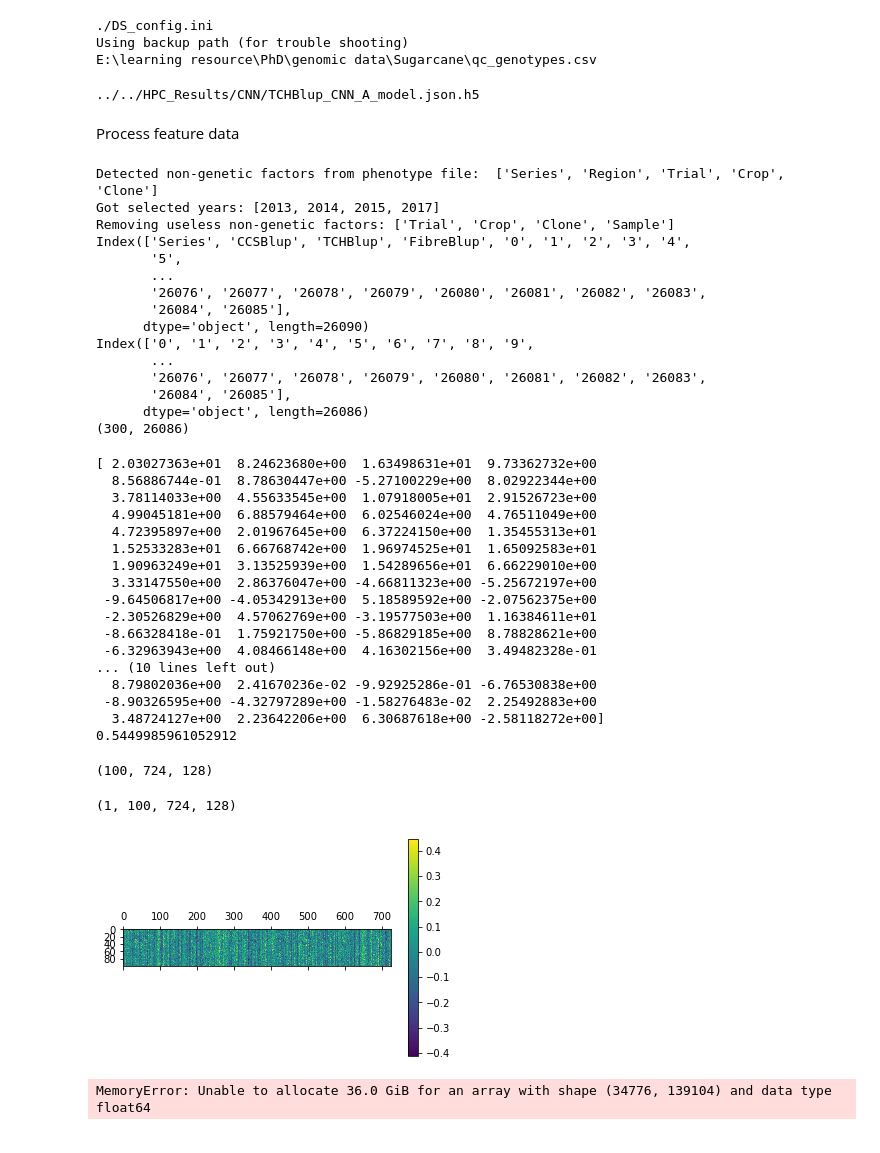
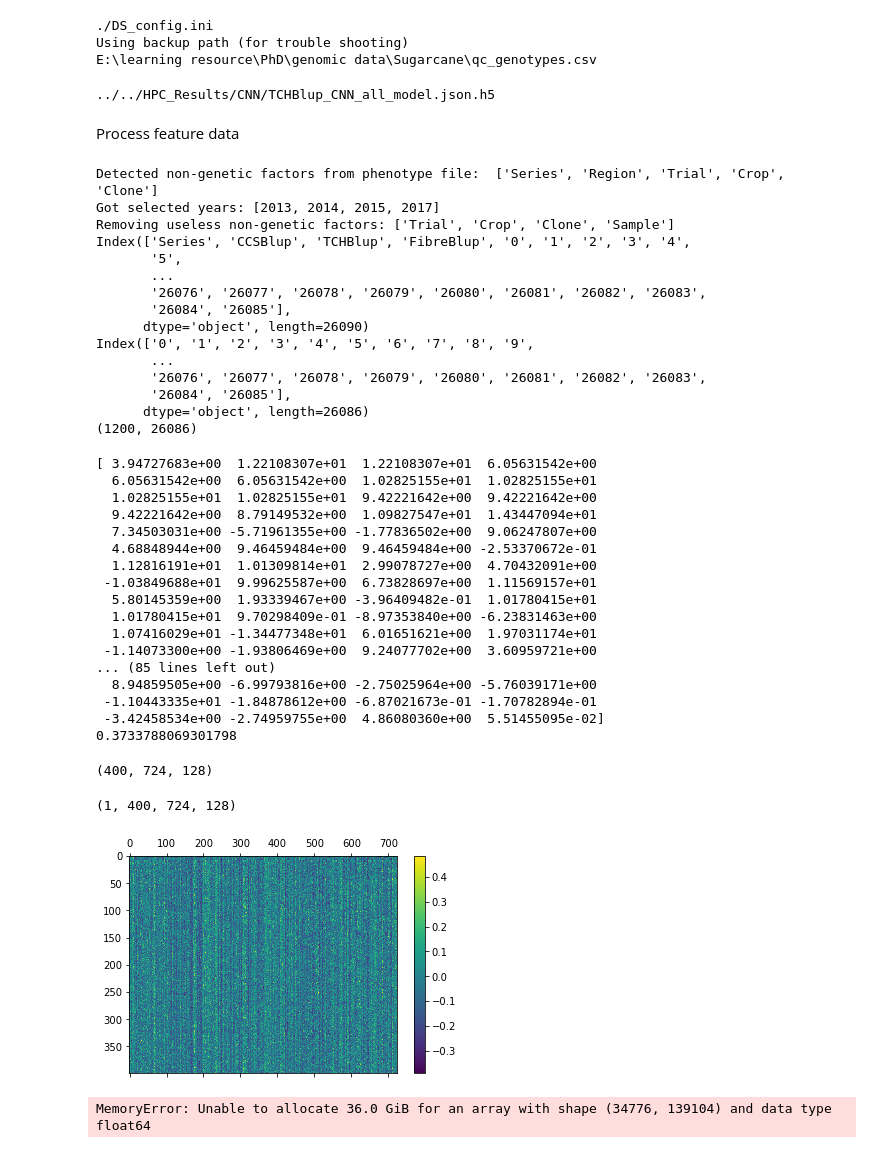
Before and after one commit to CCS-voidBird/PhD_Notebook, a Jupyter notebook: Code/DownStream_Analysis_ML.ipynb, the cells around one changed output. Cells and saved outputs as stored; diff of their text form; code cells hidden in the pictures.

```diff
--- a/Code/DownStream_Analysis_ML.ipynb
+++ b/Code/DownStream_Analysis_ML.ipynb
@@ -51,10 +51,10 @@ geno_data = decoding(geno_data)
 Using backup path (for trouble shooting)
 E:\learning resource\PhD\genomic data\Sugarcane\qc_genotypes.csv
 # %%
-model_path = "../../HPC_Results/CNN/TCHBlup_CNN_A_model.json"
+model_path = "../../HPC_Results/CNN/TCHBlup_CNN_all_model.json"
 weights_path = model_path + ".h5"
 print(weights_path)
-region_index = "A"
+region_index = "all"
 trait = "TCHBlup"
 f_json = open(model_path,"r")
 model_json = f_json.read()
@@ -62,7 +62,7 @@ f_json.close()
 trained_model = keras.models.model_from_json(model_json)
 trained_model.load_weights(weights_path)
 # %% [output]
-../../HPC_Results/CNN/TCHBlup_CNN_A_model.json.h5
+../../HPC_Results/CNN/TCHBlup_CNN_all_model.json.h5
 # %% [markdown]
 Process feature data
 # %%
@@ -92,9 +92,13 @@ def select_subset(config,geno,pheno,select_by):
     print("Removing useless non-genetic factors: {}".format(dropout))
     filtered_data.drop(dropout, axis=1, inplace=True)
 
-    select_data = filtered_data.query('Region == @select_by').drop(["Region"],axis=1)
+    select_data = filtered_data.query('Region in @select_by').drop(["Region"],axis=1)
 
     return select_data
+
+region_set = pheno_data.Region.unique()
+if region_index == "all":
+    region_index = region_set
 train_year = get_years(config["BASIC"]["train"])
 valid_year = get_years(config["BASIC"]["valid"])
 selected_data = select_subset(config,geno_data,pheno_data,region_index)
@@ -124,7 +128,7 @@ Index(['0', '1', '2', '3', '4', '5', '6', '7', '8', '9',
        '26076', '26077', '26078', '26079', '26080', '26081', '26082', '26083',
        '26084', '26085'],
       dtype='object', length=26086)
-(300, 26086)
+(1200, 26086)
 # %%
 X = np.expand_dims(valid_features,axis=2)
 length = len(valid_targets)
@@ -132,23 +136,23 @@ outputs = np.reshape(trained_model.predict(X), (length,))
 print(outputs)
 print(np.corrcoef(outputs,valid_targets)[0,1])
 # %% [output]
-[ 2.03027363e+01  8.24623680e+00  1.63498631e+01  9.73362732e+00
-  8.56886744e-01  8.78630447e+00 -5.27100229e+00  8.02922344e+00
-  3.78114033e+00  4.55633545e+00  1.07918005e+01  2.91526723e+00
-  4.99045181e+00  6.88579464e+00  6.02546024e+00  4.76511049e+00
-  4.72395897e+00  2.01967645e+00  6.37224150e+00  1.35455313e+01
-  1.52533283e+01  6.66768742e+00  1.96974525e+01  1.65092583e+01
-  1.90963249e+01  3.13525939e+00  1.54289656e+01  6.66229010e+00
-  3.33147550e+00  2.86376047e+00 -4.66811323e+00 -5.25672197e+00
- -9.64506817e+00 -4.05342913e+00  5.18589592e+00 -2.07562375e+00
- -2.30526829e+00  4.57062769e+00 -3.19577503e+00  1.16384611e+01
- -8.66328418e-01  1.75921750e+00 -5.86829185e+00  8.78828621e+00
- -6.32963943e+00  4.08466148e+00  4.16302156e+00  3.49482328e-01
-... (10 lines left out)
-  8.79802036e+00  2.41670236e-02 -9.92925286e-01 -6.76530838e+00
- -8.90326595e+00 -4.32797289e+00 -1.58276483e-02  2.25492883e+00
-  3.48724127e+00  2.23642206e+00  6.30687618e+00 -2.58118272e+00]
-0.5449985961052912
+[ 3.94727683e+00  1.22108307e+01  1.22108307e+01  6.05631542e+00
+  6.05631542e+00  6.05631542e+00  1.02825155e+01  1.02825155e+01
+  1.02825155e+01  1.02825155e+01  9.42221642e+00  9.42221642e+00
+  9.42221642e+00  8.79149532e+00  1.09827547e+01  1.43447094e+01
+  7.34503031e+00 -5.71961355e+00 -1.77836502e+00  9.06247807e+00
+  4.68848944e+00  9.46459484e+00  9.46459484e+00 -2.53370672e-01
+  1.12816191e+01  1.01309814e+01  2.99078727e+00  4.70432091e+00
+ -1.03849688e+01  9.99625587e+00  6.73828697e+00  1.11569157e+01
+  5.80145359e+00  1.93339467e+00 -3.96409482e-01  1.01780415e+01
+  1.01780415e+01  9.70298409e-01 -8.97353840e+00 -6.23831463e+00
+  1.07416029e+01 -1.34477348e+01  6.01651621e+00  1.97031174e+01
+ -1.14073300e+00 -1.93806469e+00  9.24077702e+00  3.60959721e+00
+... (85 lines left out)
+  8.94859505e+00 -6.99793816e+00 -2.75025964e+00 -5.76039171e+00
+ -1.10443335e+01 -1.84878612e+00 -6.87021673e-01 -1.70782894e-01
+ -3.42458534e+00 -2.74959755e+00  4.86080360e+00  5.51455095e-02]
+0.3733788069301798
 # %%
 from keras import models
 layer_outputs = [layer.output for layer in trained_model.layers[:4]]
@@ -158,18 +162,18 @@ activations = activation_model.predict(X)
 first_layer_activation = activations[-1]
 print(first_layer_activation.shape)
 # %% [output]
-(100, 724, 128)
+(400, 724, 128)
 # %%
 img_data = np.expand_dims(first_layer_activation,axis=0)
 print(img_data.shape)
 figure = plt.figure()
 axes = figure.add_subplot(111)
-img = axes.matshow(img_data[0,:,:,1],cmap='viridis')
+img = axes.matshow(img_data[0,:,:,-1],cmap='viridis', aspect='auto')
 figure.colorbar(img)
-plt.savefig("../../HPC_Results/CNN/TCH_A_channel_1.png",pad_inches=0.4)
+plt.savefig("../../HPC_Results/CNN/TCH_all_channel_6.png",pad_inches=0.4)
 # %% [output]
-(1, 100, 724, 128)
+(1, 400, 724, 128)
-[figure, old version]
+[figure, new version]
 # %%
 layer_names = []
 for layer in trained_model.layers[:12]:
```
